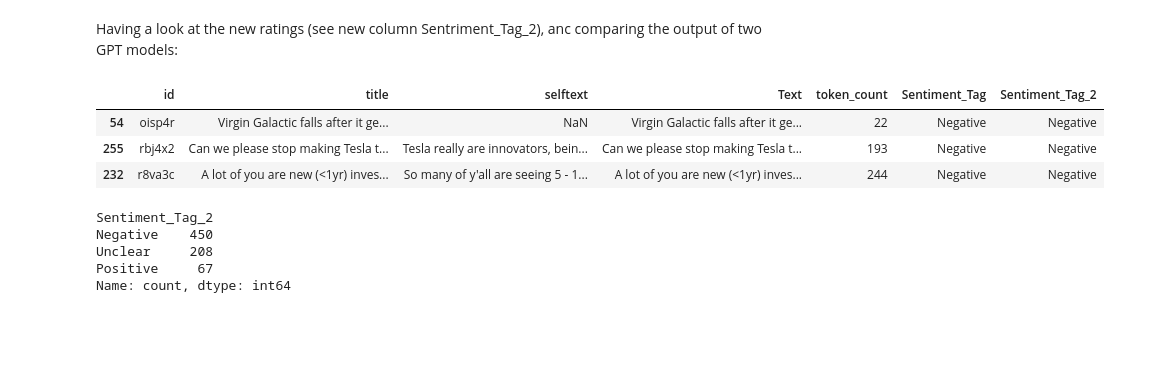
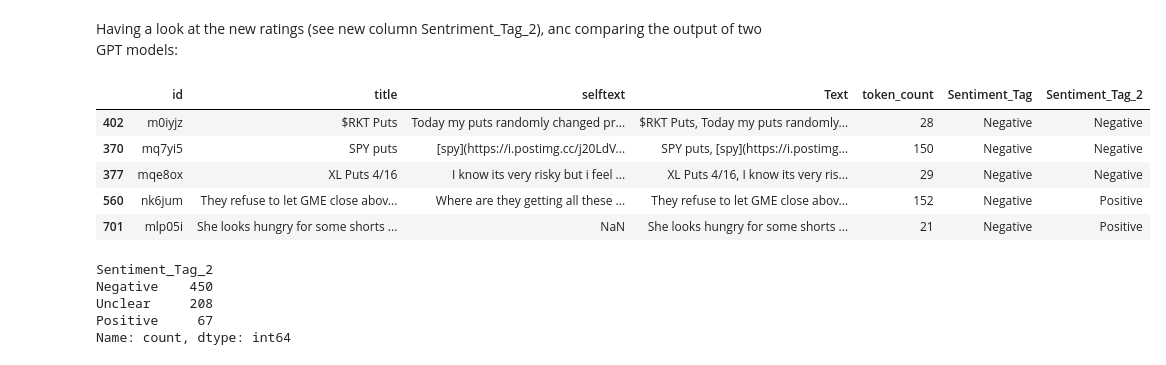
Before and after one commit to lusavkaedu/wallstreetbets, a Jupyter notebook: notebooks/02_Labelled_openAI_negative_upsampling.ipynb, the cells around one changed output. Drawn from its saved outputs; the diff is of its cells as text; code cells hidden in the pictures; blank space fills up the shorter version.

```diff
--- a/notebooks/02_Labelled_openAI_negative_upsampling.ipynb
+++ b/notebooks/02_Labelled_openAI_negative_upsampling.ipynb
@@ -434,12 +482,14 @@ memory usage: 39.8+ KB
 # %% [markdown]
 Having a look at the new ratings (see new column Sentriment_Tag_2),  anc comparing the output of two GPT models:
 # %%
-df_check_gpt4.sample(3)
+df_check_gpt4.sample(5)
 # %% [output]
 |  | id | title | selftext | Text | token_count | Sentiment_Tag | Sentiment_Tag_2 |
-| 54 | oisp4r | Virgin Galactic falls after it ge... | NaN | Virgin Galactic falls after it ge... | 22 | Negative | Negative |
-| 255 | rbj4x2 | Can we please stop making Tesla t... | Tesla really are innovators, bein... | Can we please stop making Tesla t... | 193 | Negative | Negative |
-| 232 | r8va3c | A lot of you are new (<1yr) inves... | So many of y'all are seeing 5 - 1... | A lot of you are new (<1yr) inves... | 244 | Negative | Negative |
+| 402 | m0iyjz | $RKT Puts | Today my puts randomly changed pr... | $RKT Puts, Today my puts randomly... | 28 | Negative | Negative |
+| 370 | mq7yi5 | SPY puts | [spy](https://i.postimg.cc/j20LdV... | SPY puts, [spy](https://i.postimg... | 150 | Negative | Negative |
+| 377 | mqe8ox | XL Puts 4/16 | I know its very risky but i feel ... | XL Puts 4/16, I know its very ris... | 29 | Negative | Negative |
+| 560 | nk6jum | They refuse to let GME close abov... | Where are they getting all these ... | They refuse to let GME close abov... | 152 | Negative | Positive |
+| 701 | mlp05i | She looks hungry for some shorts ... | NaN | She looks hungry for some shorts ... | 21 | Negative | Positive |
 # %%
 # Getting frequency counts for 'Sentiment_Tag'
 tag_counts = df_check_gpt4['Sentiment_Tag_2'].value_counts()
```
Also changed, not shown: parts of 26 cells of this notebook.
